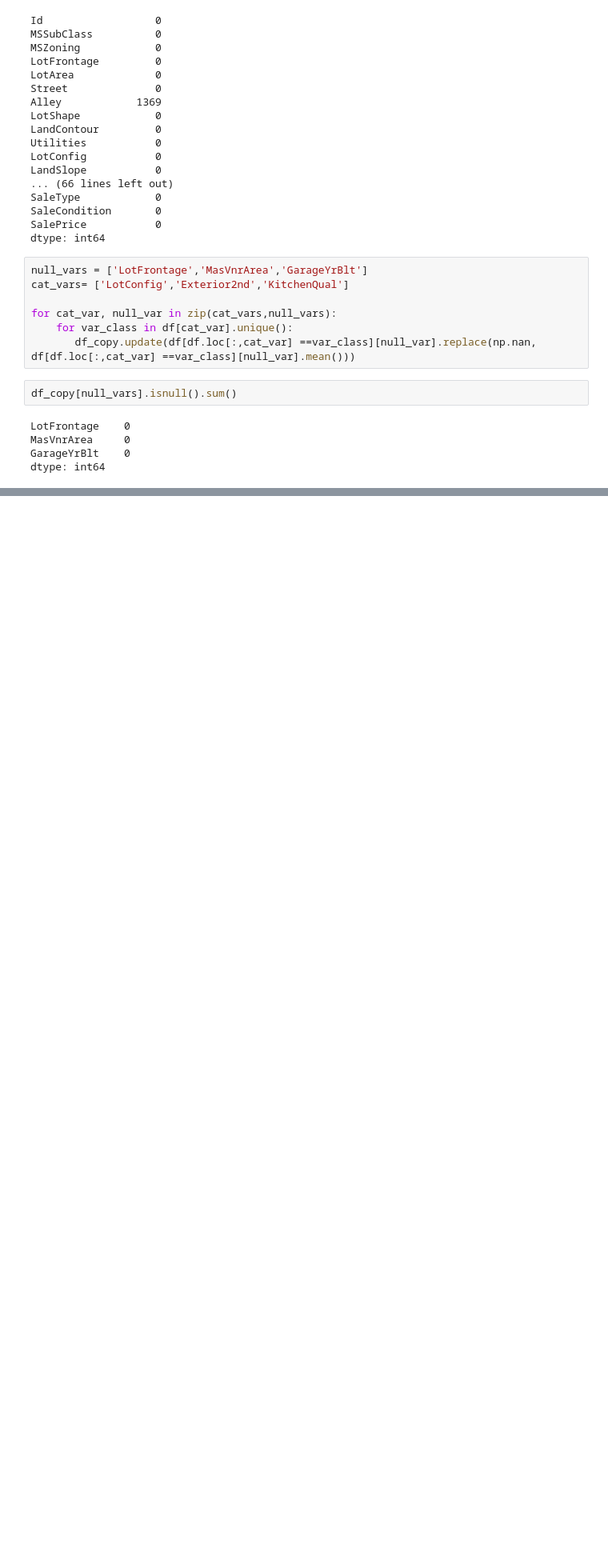
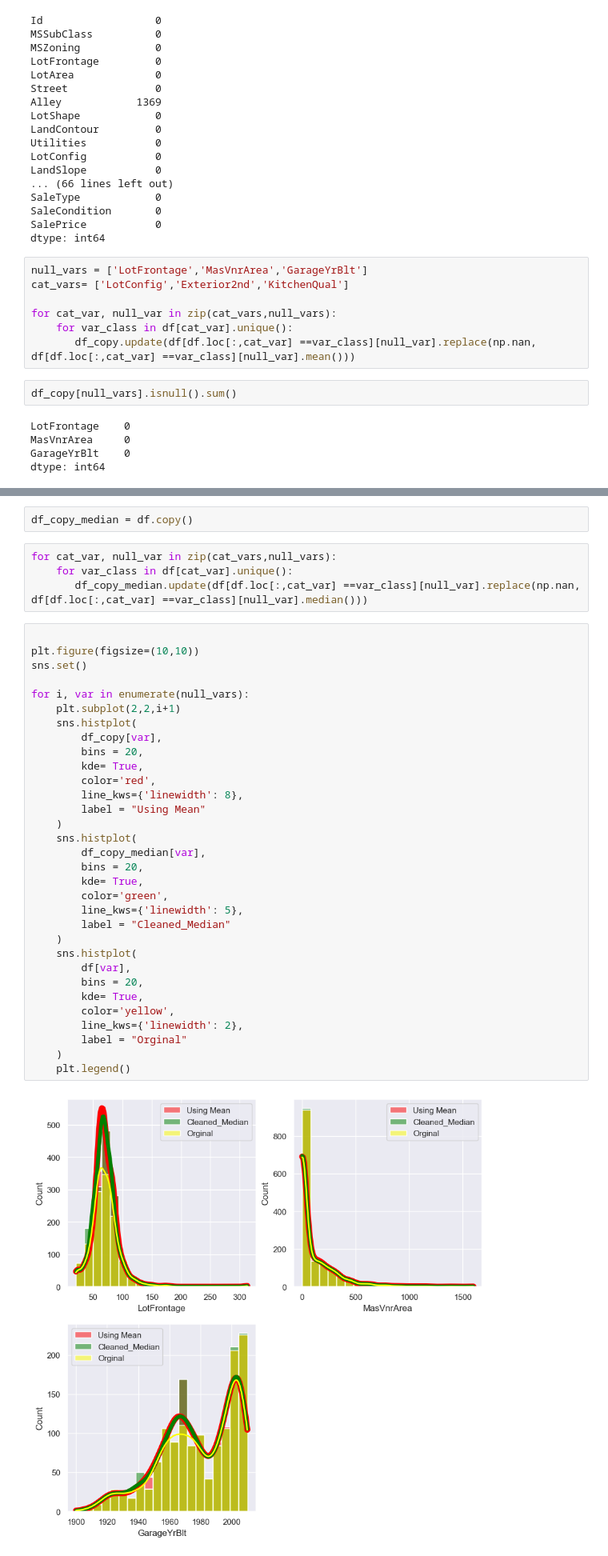
Before and after one commit to Rayal-Khatri/Data_Cleaning, a Jupyter notebook: Imputation_by_Class.ipynb, the cells around one changed output, grey strips where cells are left out. Shown at 80% size. Cells and saved outputs as stored; diff of their text form; blank space fills up the shorter version.

```diff
--- a/Imputation_by_Class.ipynb
+++ b/Imputation_by_Class.ipynb
@@ -177,0 +195,40 @@ for i, var in enumerate(null_vars):
+# %%
+df_copy_median = df.copy()
+# %%
+for cat_var, null_var in zip(cat_vars,null_vars):
+    for var_class in df[cat_var].unique():
+       df_copy_median.update(df[df.loc[:,cat_var] ==var_class][null_var].replace(np.nan, df[df.loc[:,cat_var] ==var_class][null_var].median()))
+# %%
+
+plt.figure(figsize=(10,10))
+sns.set()
+
+for i, var in enumerate(null_vars):
+    plt.subplot(2,2,i+1)
+    sns.histplot(
+        df_copy[var],
+        bins = 20,
+        kde= True,
+        color='red',
+        line_kws={'linewidth': 8},
+        label = "Using Mean"
+    )
+    sns.histplot(
+        df_copy_median[var],
+        bins = 20,
+        kde= True,
+        color='green',
+        line_kws={'linewidth': 5},
+        label = "Cleaned_Median"
+    )
+    sns.histplot(
+        df[var],
+        bins = 20,
+        kde= True,
+        color='yellow',
+        line_kws={'linewidth': 2},
+        label = "Orginal"
+    )
+    plt.legend()
+# %% [output]
+[figure, added]
```
Also changed, not shown: parts of 6 cells of this notebook.
